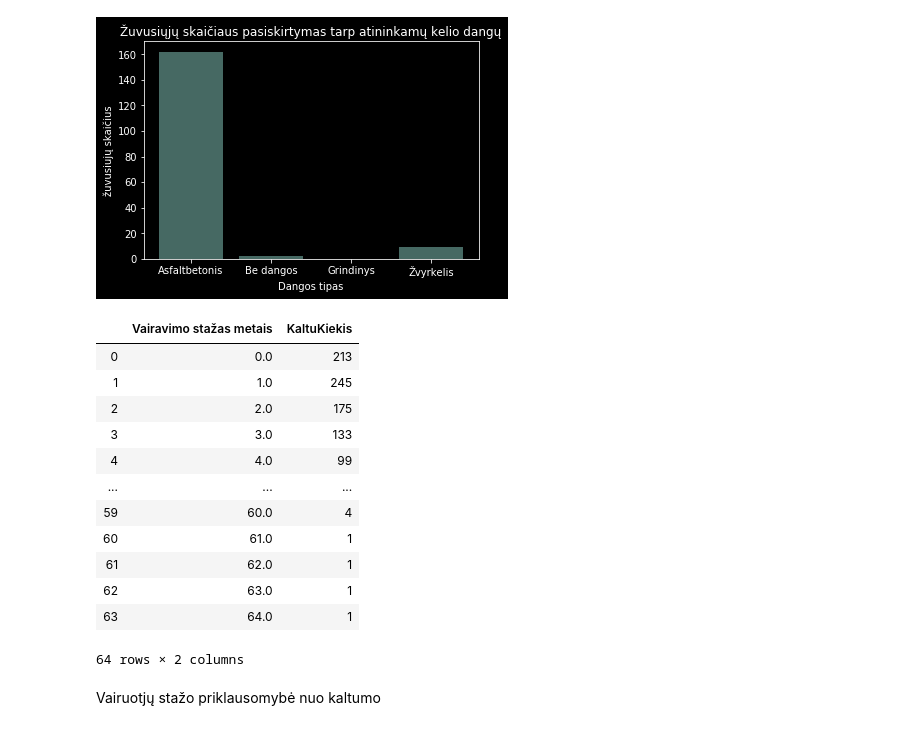
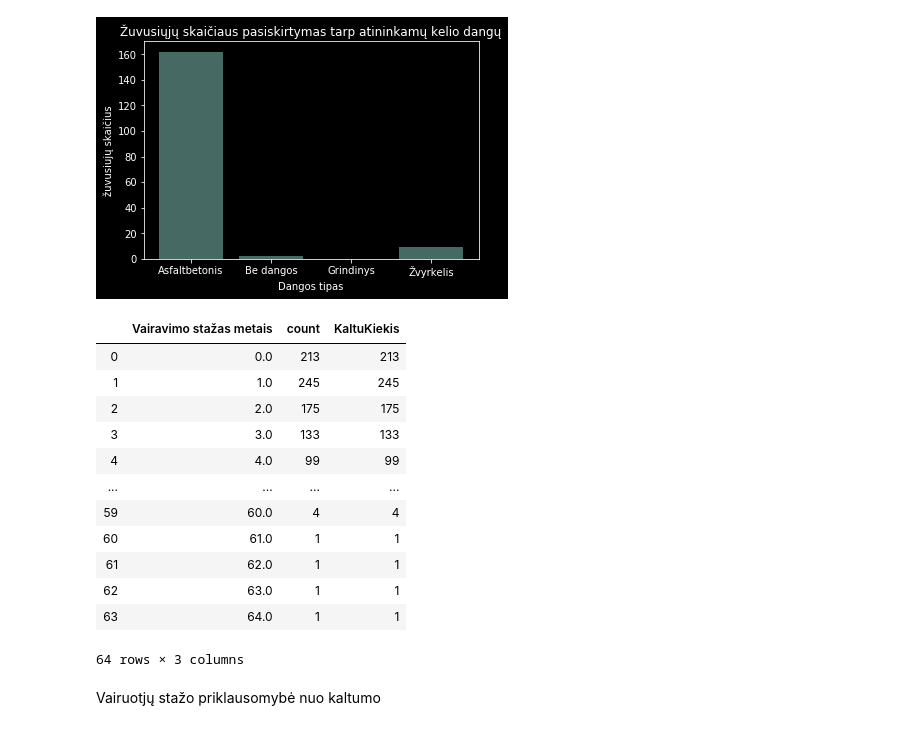
Before and after one commit to martasp/Machine-learning-Mini-Project, a Jupyter notebook: mm.ipynb, the cells around one changed output. Cells and saved outputs as stored; diff of their text form; code cells hidden in the pictures.

```diff
--- a/mm.ipynb
+++ b/mm.ipynb
@@ -3,7 +3,7 @@ Užkrauname duomenis iš epolicijos šaltinio.
 # %%
 import pandas as pd, io, requests
 df = pd.read_excel('data.xls', sheet_name='workshop_register(8)')
-df = pd.read_excel('https://www.epolicija.lt/c/document_library/get_file?uuid=3c3545cc-8c79-4a42-a865-73476367a910&amp;groupId=10156.xls', sheet_name='workshop_register(8)')
+# df = pd.read_excel('https://www.epolicija.lt/c/document_library/get_file?uuid=3c3545cc-8c79-4a42-a865-73476367a910&amp;groupId=10156.xls', sheet_name='workshop_register(8)')
 #https://www.epolicija.lt/c/document_library/get_file?uuid=3c3545cc-8c79-4a42-a865-73476367a910&amp;groupId=10156.xls
 # %% [markdown]
 Avarijų skaičiaus priklausomybė nuo dienos laiko.
@@ -74,25 +74,24 @@ plt.show()
 [figure]
 # %%
 df1 = df[['Vairavimo stažas metais','Ar asmuo kaltas dėl eismo įvykio (1 - taip, 0 - ne)']]
-df1 = df1[df['Vairavimo stažas metais'].notnull()]
+df1 = df1[df1['Vairavimo stažas metais'].notnull()]
 grouped1 = df1.groupby(['Vairavimo stažas metais'])['Ar asmuo kaltas dėl eismo įvykio (1 - taip, 0 - ne)'].count().to_frame('count').reset_index()
-grouped['KaltuKiekis'] = grouped1['count']
-grouped = grouped[['Vairavimo stažas metais','KaltuKiekis']]
-grouped
+grouped1['KaltuKiekis'] = grouped1['count']
+grouped1
 # %% [output]
-|  | Vairavimo stažas metais | KaltuKiekis |
-| 0 | 0.0 | 213 |
-| 1 | 1.0 | 245 |
-| 2 | 2.0 | 175 |
-| 3 | 3.0 | 133 |
-| 4 | 4.0 | 99 |
-| ... | ... | ... |
-| 59 | 60.0 | 4 |
-| 60 | 61.0 | 1 |
-| 61 | 62.0 | 1 |
-| 62 | 63.0 | 1 |
-| 63 | 64.0 | 1 |
+|  | Vairavimo stažas metais | count | KaltuKiekis |
+| 0 | 0.0 | 213 | 213 |
+| 1 | 1.0 | 245 | 245 |
+| 2 | 2.0 | 175 | 175 |
+| 3 | 3.0 | 133 | 133 |
+| 4 | 4.0 | 99 | 99 |
+| ... | ... | ... | ... |
+| 59 | 60.0 | 4 | 4 |
+| 60 | 61.0 | 1 | 1 |
+| 61 | 62.0 | 1 | 1 |
+| 62 | 63.0 | 1 | 1 |
+| 63 | 64.0 | 1 | 1 |
-64 rows × 2 columns
+64 rows × 3 columns
 # %% [markdown]
 Vairuotjų stažo priklausomybė nuo kaltumo
 # %%
```
Also changed, not shown: parts of 2 cells of this notebook.
